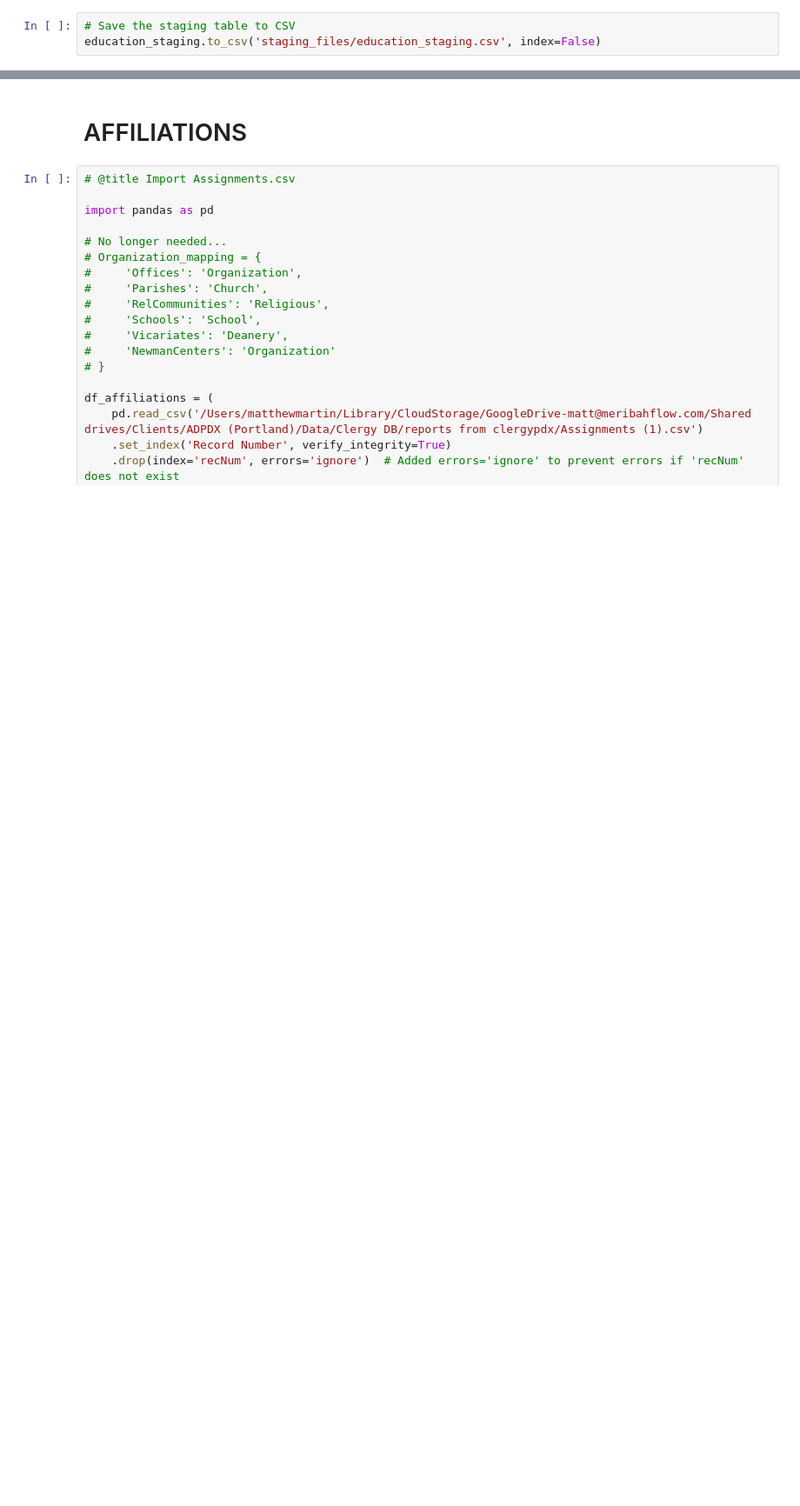
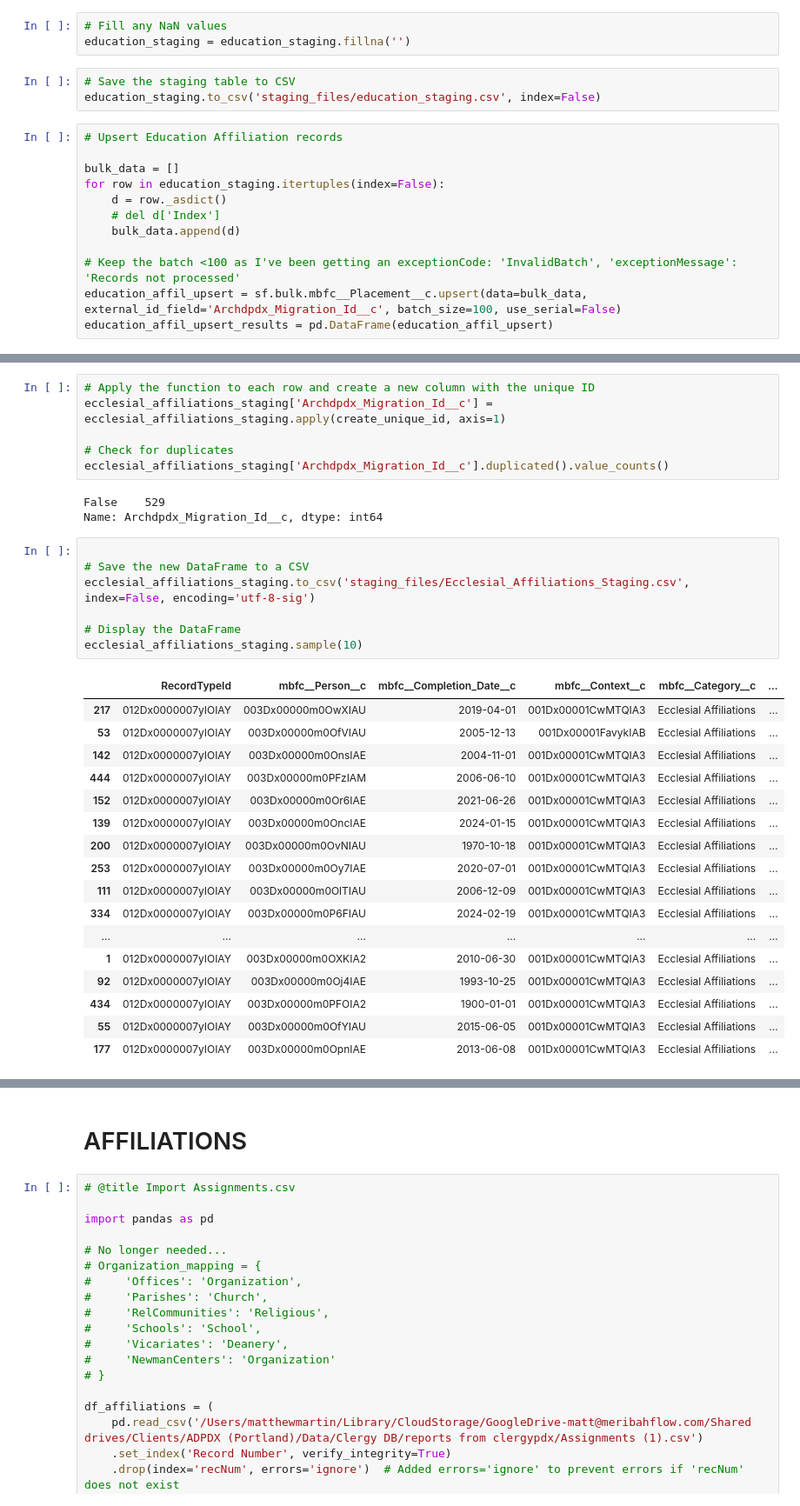
Before and after one commit to Cath-Strategic-Tech/adpdx_etl, a Jupyter notebook: ADPDX_ClergyDB.ipynb, the cells around one changed output, grey strips where cells are left out. Shown at 87% size. Cells and saved outputs as stored; diff of their text form; blank space fills up the shorter version.

```diff
--- a/ADPDX_ClergyDB.ipynb
+++ b/ADPDX_ClergyDB.ipynb
@@ -2173,6 +2254,21 @@ education_staging.head()
 | 2 | 003Dx00000m0OXKIA2 | 1976-01-01 | 001Dx00001FaYqwIAF | Education (non-degree) | BA Liberal Arts | ... |
 | 3 | 003Dx00000m0OXKIA2 | 1980-01-01 | 001Dx00001FaYr1IAF | Education (non-degree) | M.Div. | ... |
 | 4 | 003Dx00000m0OajIAE | 2004-01-01 | 001Dx00001FaYr6IAF | Education (non-degree) | Bachelor, Philosophy | ... |
+# %%
+# Fill any NaN values
+education_staging = education_staging.fillna('')
 # %%
 # Save the staging table to CSV
 education_staging.to_csv('staging_files/education_staging.csv', index=False)
+# %%
+# Upsert Education Affiliation records
+
+bulk_data = []
+for row in education_staging.itertuples(index=False):
+    d = row._asdict()
+    # del d['Index']
+    bulk_data.append(d)
+
+# Keep the batch <100 as I've been getting an exceptionCode: 'InvalidBatch', 'exceptionMessage': 'Records not processed'
+education_affil_upsert = sf.bulk.mbfc__Placement__c.upsert(data=bulk_data, external_id_field='Archdpdx_Migration_Id__c', batch_size=100, use_serial=False)
+education_affil_upsert_results = pd.DataFrame(education_affil_upsert)
@@ -2178,0 +2428,34 @@ education_staging.to_csv('staging_files/education_staging.csv', index=False)
+# %%
+# Apply the function to each row and create a new column with the unique ID
+ecclesial_affiliations_staging['Archdpdx_Migration_Id__c'] = ecclesial_affiliations_staging.apply(create_unique_id, axis=1)
+
+# Check for duplicates
+ecclesial_affiliations_staging['Archdpdx_Migration_Id__c'].duplicated().value_counts()
+# %% [output]
+False    529
+Name: Archdpdx_Migration_Id__c, dtype: int64
+# %%
+
+# Save the new DataFrame to a CSV
+ecclesial_affiliations_staging.to_csv('staging_files/Ecclesial_Affiliations_Staging.csv', index=False, encoding='utf-8-sig')
+
+# Display the DataFrame
+ecclesial_affiliations_staging.sample(10)
+# %% [output]
+|  | RecordTypeId | mbfc__Person__c | mbfc__Completion_Date__c | mbfc__Context__c | mbfc__Category__c | ... |
+| 217 | 012Dx0000007yIOIAY | 003Dx00000m0OwXIAU | 2019-04-01 | 001Dx00001CwMTQIA3 | Ecclesial Affiliations | ... |
+| 53 | 012Dx0000007yIOIAY | 003Dx00000m0OfVIAU | 2005-12-13 | 001Dx00001FavykIAB | Ecclesial Affiliations | ... |
+| 142 | 012Dx0000007yIOIAY | 003Dx00000m0OnsIAE | 2004-11-01 | 001Dx00001CwMTQIA3 | Ecclesial Affiliations | ... |
+| 444 | 012Dx0000007yIOIAY | 003Dx00000m0PFzIAM | 2006-06-10 | 001Dx00001CwMTQIA3 | Ecclesial Affiliations | ... |
+| 152 | 012Dx0000007yIOIAY | 003Dx00000m0Or6IAE | 2021-06-26 | 001Dx00001CwMTQIA3 | Ecclesial Affiliations | ... |
+| 139 | 012Dx0000007yIOIAY | 003Dx00000m0OncIAE | 2024-01-15 | 001Dx00001CwMTQIA3 | Ecclesial Affiliations | ... |
+| 200 | 012Dx0000007yIOIAY | 003Dx00000m0OvNIAU | 1970-10-18 | 001Dx00001CwMTQIA3 | Ecclesial Affiliations | ... |
+| 253 | 012Dx0000007yIOIAY | 003Dx00000m0Oy7IAE | 2020-07-01 | 001Dx00001CwMTQIA3 | Ecclesial Affiliations | ... |
+| 111 | 012Dx0000007yIOIAY | 003Dx00000m0OlTIAU | 2006-12-09 | 001Dx00001CwMTQIA3 | Ecclesial Affiliations | ... |
+| 334 | 012Dx0000007yIOIAY | 003Dx00000m0P6FIAU | 2024-02-19 | 001Dx00001CwMTQIA3 | Ecclesial Affiliations | ... |
+| ... | ... | ... | ... | ... | ... | ... |
+| 1 | 012Dx0000007yIOIAY | 003Dx00000m0OXKIA2 | 2010-06-30 | 001Dx00001CwMTQIA3 | Ecclesial Affiliations | ... |
+| 92 | 012Dx0000007yIOIAY | 003Dx00000m0Oj4IAE | 1993-10-25 | 001Dx00001CwMTQIA3 | Ecclesial Affiliations | ... |
+| 434 | 012Dx0000007yIOIAY | 003Dx00000m0PFOIA2 | 1900-01-01 | 001Dx00001CwMTQIA3 | Ecclesial Affiliations | ... |
+| 55 | 012Dx0000007yIOIAY | 003Dx00000m0OfYIAU | 2015-06-05 | 001Dx00001CwMTQIA3 | Ecclesial Affiliations | ... |
+| 177 | 012Dx0000007yIOIAY | 003Dx00000m0OpnIAE | 2013-06-08 | 001Dx00001CwMTQIA3 | Ecclesial Affiliations | ... |
```
Also changed, not shown: parts of 57 cells of this notebook, 9 other files.
